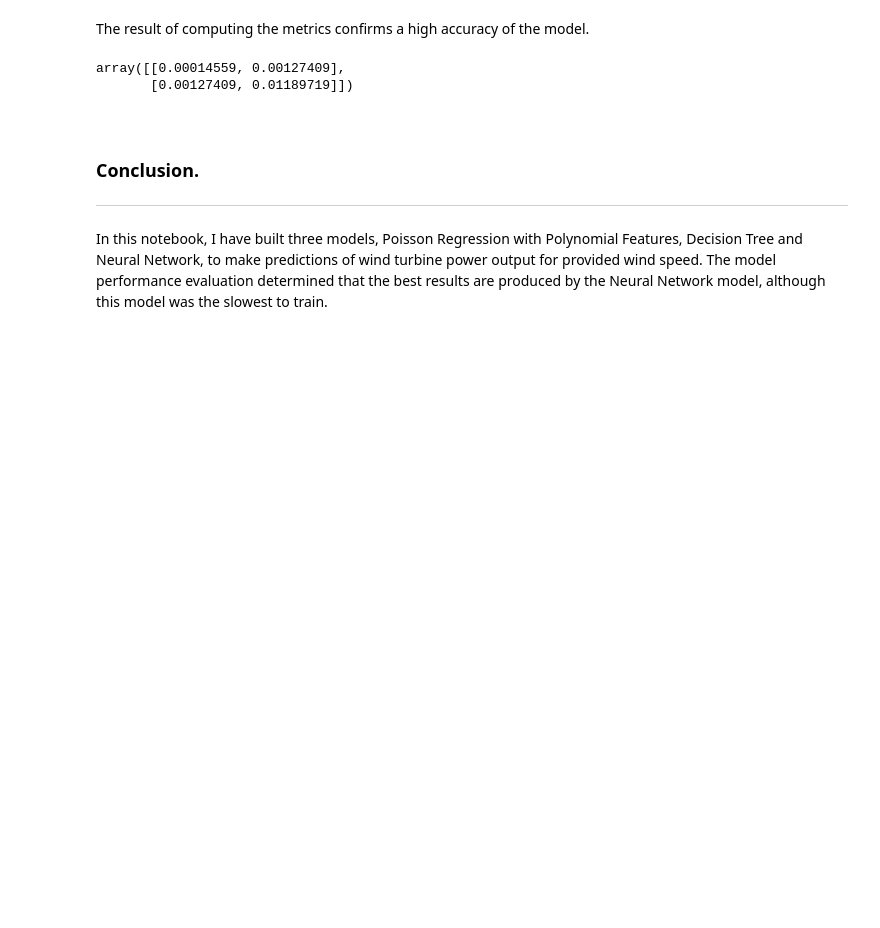
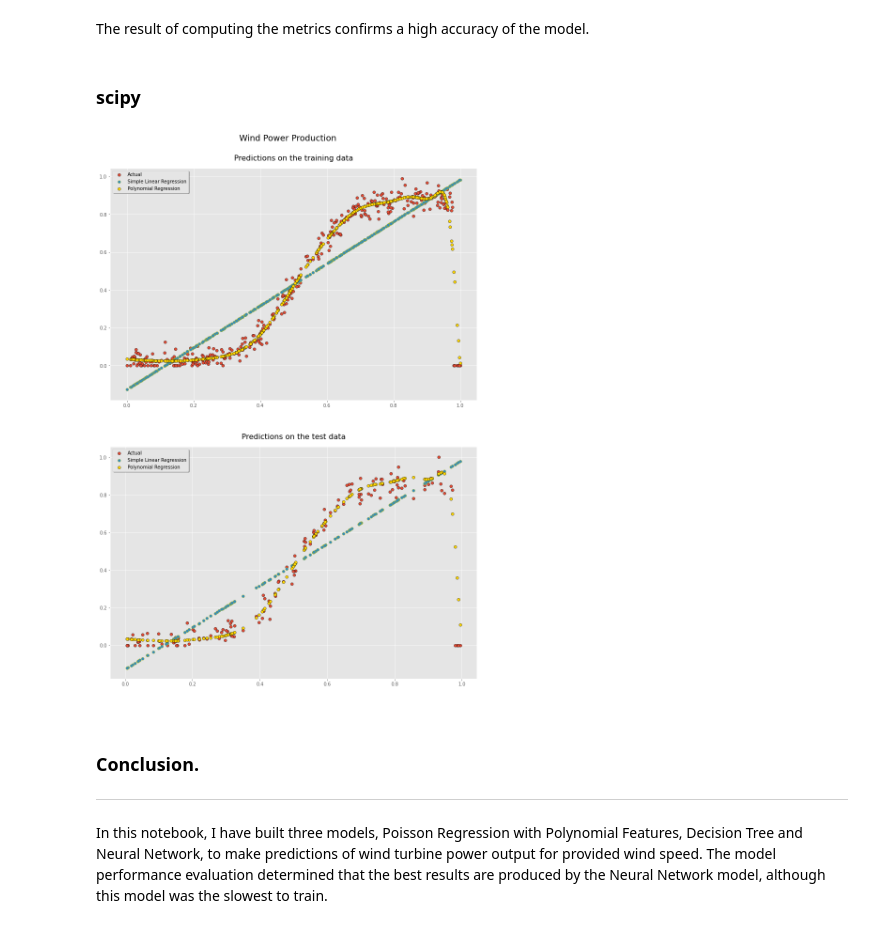
Before and after one commit to olgarozhdestvina/Fundamentals-of-Data-Analysis-Project, a Jupyter notebook: Power_production_models.ipynb, the cells around one changed output. Saved outputs shown, nothing was run; the diff lists cells and outputs as text; code cells hidden in the pictures; blank space fills up the shorter version.

Commit message:
Added scipy for comparison: model for linear and polynomial and plotted them together.

```diff
--- a/Power_production_models.ipynb
+++ b/Power_production_models.ipynb
@@ -614,6 +609,2 @@ def func(z, a, b):
-# %%
-popt, pcov = curve_fit(func, speed_train, power_train)
-pcov
-# %% [output]
-array([[0.00014559, 0.00127409],
-       [0.00127409, 0.01189719]])
+# %% [markdown]
+### scipy
@@ -620,3 +625,42 @@ array([[0.00014559, 0.00127409],
+# %%
+# Build polynomial regression using scipy
+poly_model = odr.polynomial(30)
+data = odr.Data(speed_train, power_train)
+odr_obj = odr.ODR(data, poly_model)
+
+# Running ODR fitting
+output = odr_obj.run()
+poly = np.poly1d(output.beta[::-1])
+
+# Predict power output with polynomial regression
+y_pred_train_polynomial = poly(speed_train)
+y_pred_test_polynomial = poly(speed_test)
+# %%
+# Create a figure, axis and titles.
+fig, [ax1,ax2] = plt.subplots(2,1, figsize=(14,20))
+fig.suptitle("Wind Power Production", y = 0.93)
+ax1.set_title("Predictions on the training data",y=1.02, fontsize=16)
+ax2.set_title("Predictions on the test data",y=1.02, fontsize=16)
+
+# Plot the actual training data and predictions.
+ax1.scatter(speed_train, power_train, edgecolor="black",  label="Actual")
+ax1.scatter(speed_train, y_pred_train_linear, edgecolor="y", label="Simple Linear Regression")
+ax1.scatter(speed_train, y_pred_train_polynomial, c="gold", edgecolor="black", label="Polynomial Regression")
+
+# Plot the actual test data and predictions.
+ax2.scatter(speed_test, power_test, edgecolor="black",  label="Actual")
+ax2.scatter(speed_test, y_pred_test_linear, edgecolor="y", label="Simple Linear Regression")
+ax2.scatter(speed_test, y_pred_test_polynomial, c="gold", edgecolor="black", label="Polynomial Regression")
+
+
+# Show the legend.
+ax1.legend(loc='upper left', shadow=True)
+ax2.legend(loc='upper left', shadow=True)
+
+# Show the plot.
+plt.show()
+# %% [output]
+[figure, added]
 # %% [markdown]
 <br>
 
```
Also changed, not shown: parts of 3 cells of this notebook.
